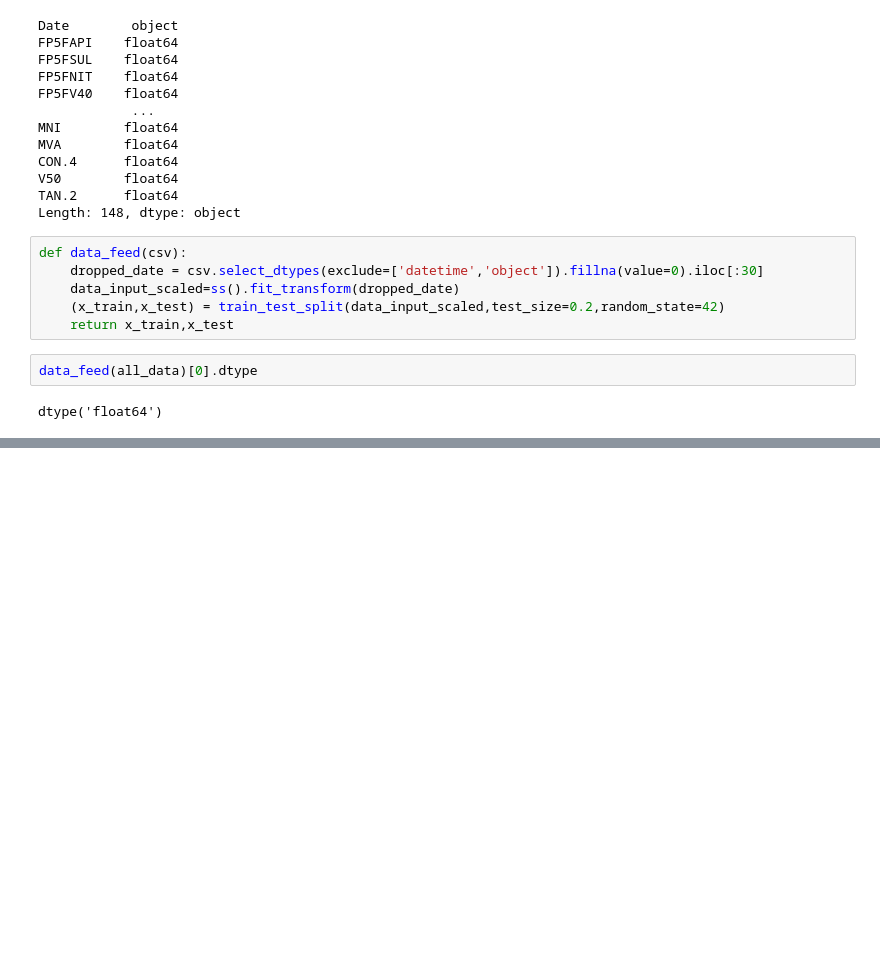
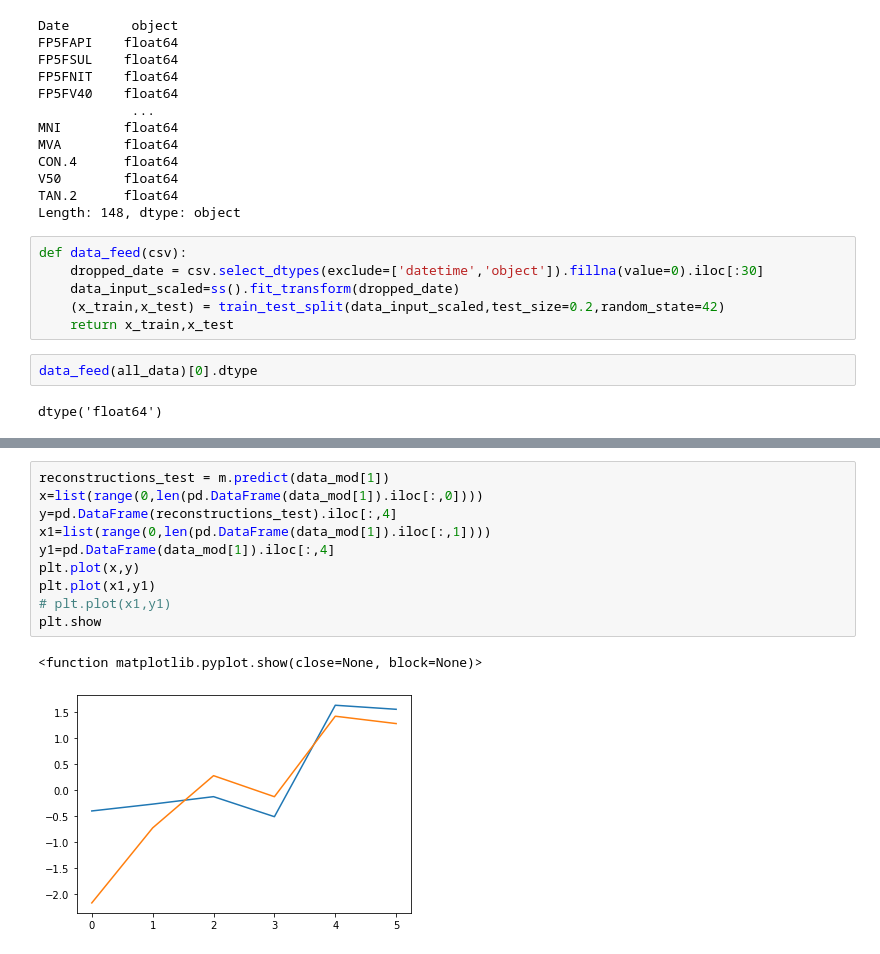
Before and after one commit to joelwwiggins/supply_chain_simulation, a Jupyter notebook: crude_sim.ipynb, the cells around one changed output, grey strips where cells are left out. Cells and saved outputs as stored; diff of their text form; blank space fills up the shorter version.

```diff
--- a/crude_sim.ipynb
+++ b/crude_sim.ipynb
@@ -167,0 +175,13 @@ ValueError: Mime type rendering requires nbformat>=4.2.0 but it is not installed
+# %%
+reconstructions_test = m.predict(data_mod[1])
+x=list(range(0,len(pd.DataFrame(data_mod[1]).iloc[:,0])))
+y=pd.DataFrame(reconstructions_test).iloc[:,4]
+x1=list(range(0,len(pd.DataFrame(data_mod[1]).iloc[:,1])))
+y1=pd.DataFrame(data_mod[1]).iloc[:,4]
+plt.plot(x,y)
+plt.plot(x1,y1)
+# plt.plot(x1,y1)
+plt.show
+# %% [output]
+<function matplotlib.pyplot.show(close=None, block=None)>
+[figure, added]
```
Also changed, not shown: parts of 9 cells of this notebook.
